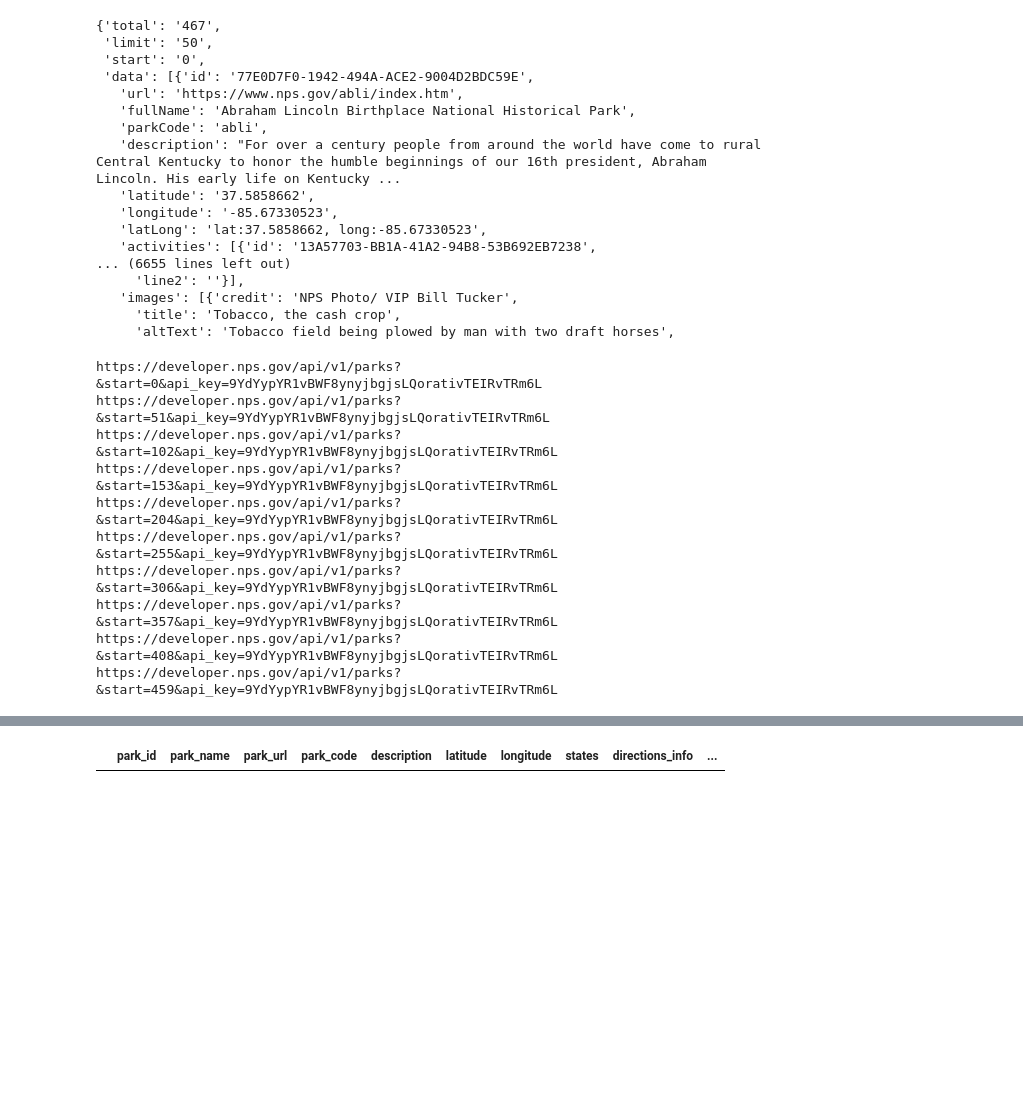
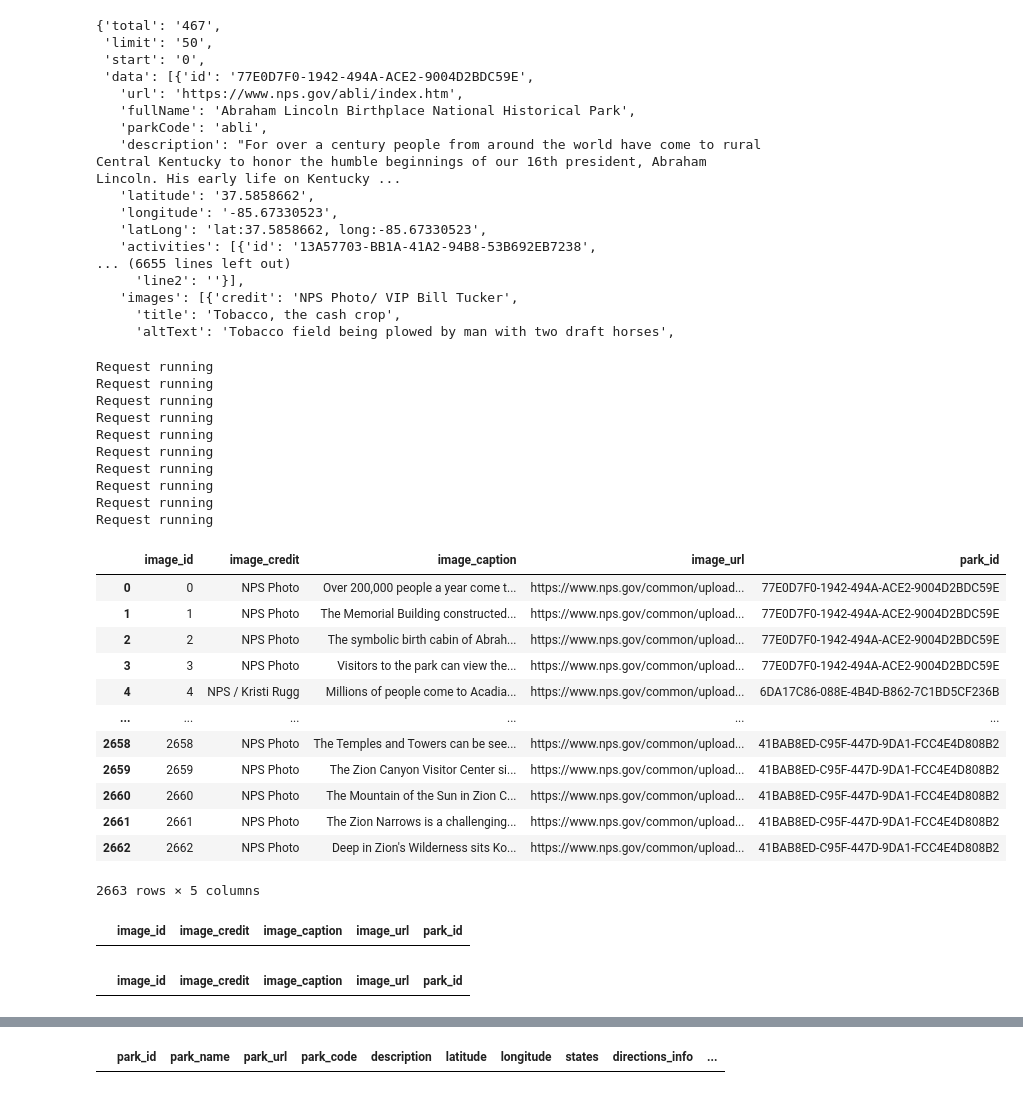
Before and after one commit to adriana-icasiano/National_Parks_Information_Tool, a Jupyter notebook: AI_NPS_parks_data_v2.ipynb, the cells around one changed output, grey strips where cells are left out. Cells and saved outputs as stored; diff of their text form; code cells hidden in the pictures; blank space fills up the shorter version.

Commit message:
Corrected while loop to scrape activities, fees and images

```diff
--- a/AI_NPS_parks_data_v2.ipynb
+++ b/AI_NPS_parks_data_v2.ipynb
@@ -58,6 +58,12 @@ while counter <= total:
     url = "https://developer.nps.gov/api/v1/parks?&start="+str(counter)+"&api_key="+api_key
     response = requests.get(url).json()
     parks = response['data']
+    activities_df = activities_df.append(pd.json_normalize(parks, ["activities"], ["id"], record_prefix='_'))
+    entranceFees_df = entranceFees_df.append(pd.json_normalize(parks, ["entranceFees"], ["id", "fullName"],\
+                                                                   record_prefix='_'))
+    images = pd.json_normalize(parks, ["images"], ["id"], record_prefix='_')
+    images_df = images_df.append(images)
+
     for park in parks:
 
         park_id.append(park['id'])
@@ -73,22 +79,52 @@ while counter <= total:
         weatherInfo.append(park['weatherInfo'])
         designation.append(park['designation'])
 
-        activities_df = activities_df.append(pd.json_normalize(parks, ["activities"], ["id"], record_prefix='_'))
-        entranceFees_df = entranceFees_df.append(pd.json_normalize(parks, ["entranceFees"], ["id", "fullName"],\
-                                                                   record_prefix='_'))
-        images_df = images_df.append(pd.json_normalize(parks, ["images"], ["id"], record_prefix='_'))
-
-    print(url)
+    print('Request running')
     counter = counter +51
     time.sleep(1)
 # %% [output]
-https://developer.nps.gov/api/v1/parks?&start=0&api_key=9YdYypYR1vBWF8ynyjbgjsLQorativTEIRvTRm6L
-https://developer.nps.gov/api/v1/parks?&start=51&api_key=9YdYypYR1vBWF8ynyjbgjsLQorativTEIRvTRm6L
-https://developer.nps.gov/api/v1/parks?&start=102&api_key=9YdYypYR1vBWF8ynyjbgjsLQorativTEIRvTRm6L
-https://developer.nps.gov/api/v1/parks?&start=153&api_key=9YdYypYR1vBWF8ynyjbgjsLQorativTEIRvTRm6L
-https://developer.nps.gov/api/v1/parks?&start=204&api_key=9YdYypYR1vBWF8ynyjbgjsLQorativTEIRvTRm6L
-https://developer.nps.gov/api/v1/parks?&start=255&api_key=9YdYypYR1vBWF8ynyjbgjsLQorativTEIRvTRm6L
-https://developer.nps.gov/api/v1/parks?&start=306&api_key=9YdYypYR1vBWF8ynyjbgjsLQorativTEIRvTRm6L
-https://developer.nps.gov/api/v1/parks?&start=357&api_key=9YdYypYR1vBWF8ynyjbgjsLQorativTEIRvTRm6L
-https://developer.nps.gov/api/v1/parks?&start=408&api_key=9YdYypYR1vBWF8ynyjbgjsLQorativTEIRvTRm6L
-https://developer.nps.gov/api/v1/parks?&start=459&api_key=9YdYypYR1vBWF8ynyjbgjsLQorativTEIRvTRm6L
+Request running
+Request running
+Request running
+Request running
+Request running
+Request running
+Request running
+Request running
+Request running
+Request running
+# %%
+images_df = images_df.drop(columns = ['_title','_altText'])
+images_df = images_df.rename(columns={'_credit':'image_credit', '_caption':'image_caption', \
+                                      '_url':'image_url','id':'park_id'})
+images_df = images_df.reset_index()
+images_df = images_df.rename(columns={'index':'image_id'})
+images_df = images_df.drop(columns = ['image_id'])
+images_df = images_df.reset_index()
+# images_df = images_df.drop(columns = ['level_0'])
+images_df = images_df.rename(columns={'index':'image_id'})
+images_df
+# %% [output]
+|  | image_id | image_credit | image_caption | image_url | park_id |
+| 0 | 0 | NPS Photo | Over 200,000 people a year come t... | https://www.nps.gov/common/upload... | 77E0D7F0-1942-494A-ACE2-9004D2BDC59E |
+| 1 | 1 | NPS Photo | The Memorial Building constructed... | https://www.nps.gov/common/upload... | 77E0D7F0-1942-494A-ACE2-9004D2BDC59E |
+| 2 | 2 | NPS Photo | The symbolic birth cabin of Abrah... | https://www.nps.gov/common/upload... | 77E0D7F0-1942-494A-ACE2-9004D2BDC59E |
+| 3 | 3 | NPS Photo | Visitors to the park can view the... | https://www.nps.gov/common/upload... | 77E0D7F0-1942-494A-ACE2-9004D2BDC59E |
+| 4 | 4 | NPS / Kristi Rugg | Millions of people come to Acadia... | https://www.nps.gov/common/upload... | 6DA17C86-088E-4B4D-B862-7C1BD5CF236B |
+| ... | ... | ... | ... | ... | ... |
+| 2658 | 2658 | NPS Photo | The Temples and Towers can be see... | https://www.nps.gov/common/upload... | 41BAB8ED-C95F-447D-9DA1-FCC4E4D808B2 |
+| 2659 | 2659 | NPS Photo | The Zion Canyon Visitor Center si... | https://www.nps.gov/common/upload... | 41BAB8ED-C95F-447D-9DA1-FCC4E4D808B2 |
+| 2660 | 2660 | NPS Photo | The Mountain of the Sun in Zion C... | https://www.nps.gov/common/upload... | 41BAB8ED-C95F-447D-9DA1-FCC4E4D808B2 |
+| 2661 | 2661 | NPS Photo | The Zion Narrows is a challenging... | https://www.nps.gov/common/upload... | 41BAB8ED-C95F-447D-9DA1-FCC4E4D808B2 |
+| 2662 | 2662 | NPS Photo | Deep in Zion's Wilderness sits Ko... | https://www.nps.gov/common/upload... | 41BAB8ED-C95F-447D-9DA1-FCC4E4D808B2 |
+2663 rows × 5 columns
+# %%
+images_df.loc[images_df["image_credit"]=="", "image_credit"] = "Not Available"
+images_df.loc[images_df["image_credit"]=="",]
+# %% [output]
+|  | image_id | image_credit | image_caption | image_url | park_id |
+# %%
+images_df.loc[images_df["image_caption"]=="", "image_caption"] = "Not Available"
+images_df.loc[images_df["image_caption"]=="",]
+# %% [output]
+|  | image_id | image_credit | image_caption | image_url | park_id |
```
Also changed, not shown: parts of 5 cells of this notebook, 5 other files.
